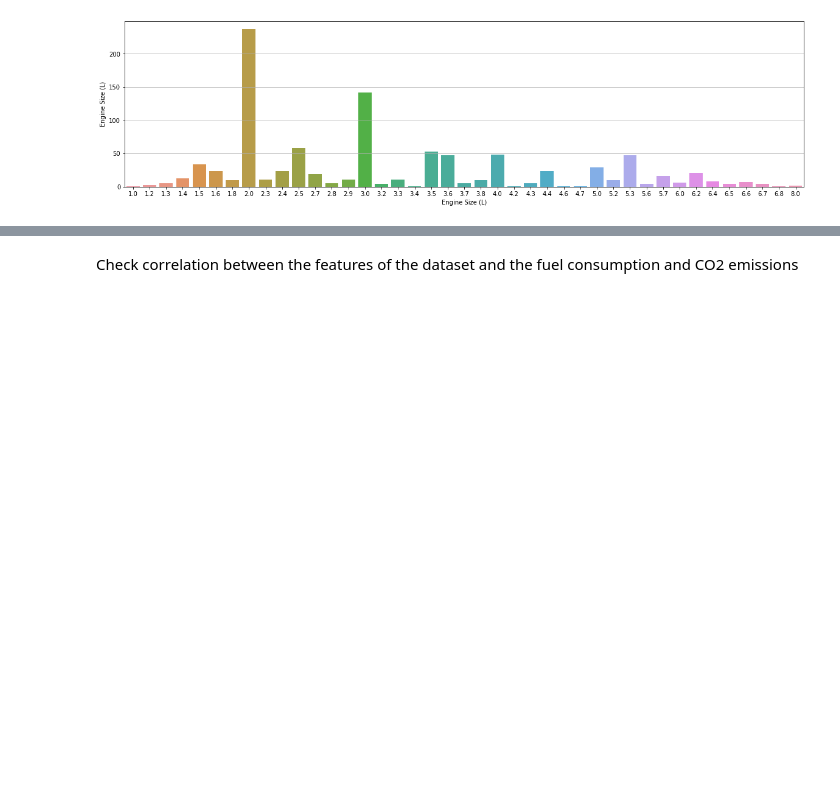
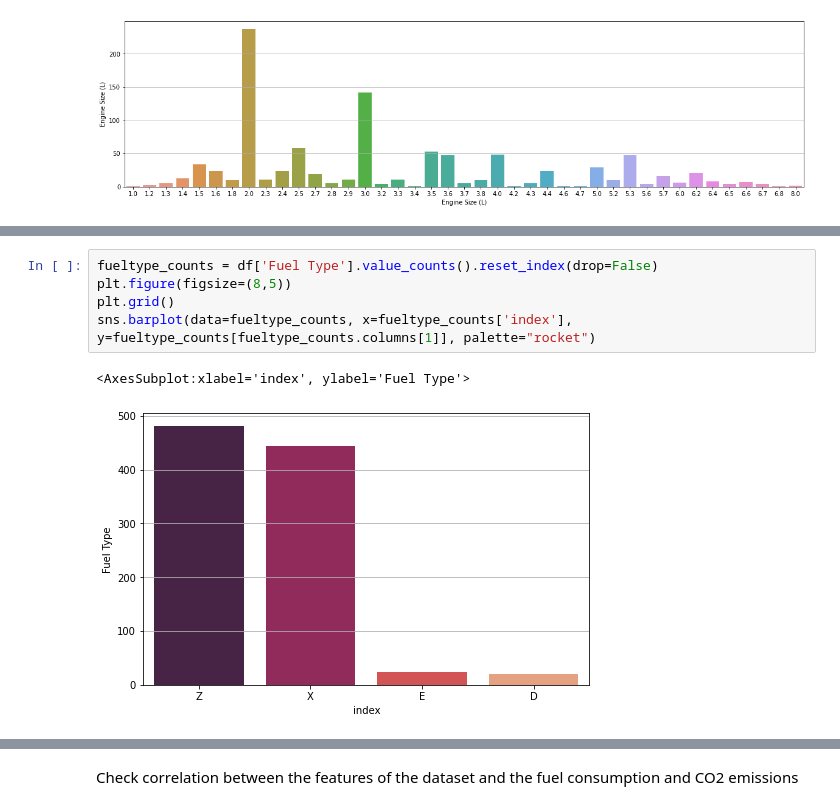
Before and after one commit to JohannesBeneke/EDA-Vehicle-Emissions, a Jupyter notebook: eda_emissions.ipynb, the cells around one changed output, grey strips where cells are left out. Cells and saved outputs as stored; diff of their text form; blank space fills up the shorter version.

```diff
--- a/eda_emissions.ipynb
+++ b/eda_emissions.ipynb
@@ -289,0 +304,8 @@ Text(0.5, 0, 'Engine Size (L)')
+# %%
+fueltype_counts = df['Fuel Type'].value_counts().reset_index(drop=False)
+plt.figure(figsize=(8,5))
+plt.grid()
+sns.barplot(data=fueltype_counts, x=fueltype_counts['index'], y=fueltype_counts[fueltype_counts.columns[1]], palette="rocket")
+# %% [output]
+<AxesSubplot:xlabel='index', ylabel='Fuel Type'>
+[figure, added]
```
Also changed, not shown: parts of 16 cells of this notebook.
